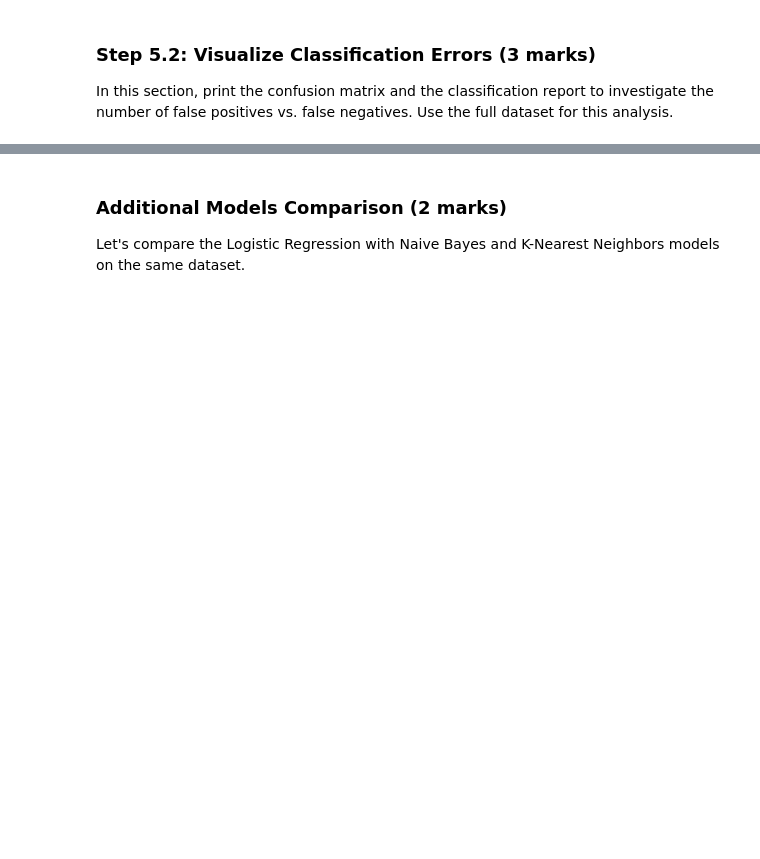
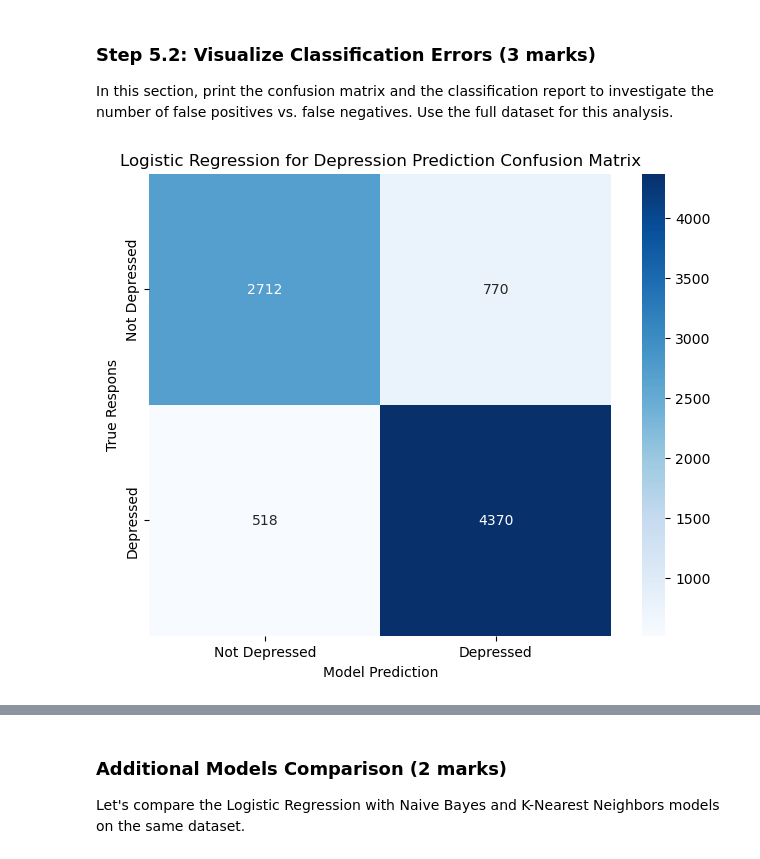
Before and after one commit to caydincleland/ENGG680_2025_Fall_group8Fork, a Jupyter notebook: assignment2/Assignment2_Upload.ipynb, the cells around one changed output, grey strips where cells are left out. Cells and saved outputs as stored; diff of their text form; code cells hidden in the pictures; blank space fills up the shorter version.

```diff
--- a/assignment2/Assignment2_Upload.ipynb
+++ b/assignment2/Assignment2_Upload.ipynb
@@ -907,6 +945,9 @@ Use random_state = 42
 from sklearn.model_selection import train_test_split
 
 # Create a smaller dataset with 3% of the data (0.5 marks)
+X_small, _, y_small, _ = train_test_split(X, y, train_size=0.03, random_state=42)
 
 
 # Display sizes of X_small and y_small (0.5 marks)
+print(f'Shape of X_small: {X_small.shape}')
+print(f'Shape of y_small: {y_small.shape}')
@@ -949,16 +993,35 @@ model = LogisticRegression(max_iter=2000)
 results = pd.DataFrame(columns=["Data size", "Training samples", "Testing samples",
                                "Training accuracy", "Testing accuracy", "Log loss"])
 
+list_data_tuples = [
+    (X, y, "Full Dataset"),
+    (X.iloc[:, :2], y, "First Two Columns of X"),
+    (X_small, y_small, "Small Dataset (3%)")
+]
+
 def evaluate_model(data_tuple):
 
     # your code here
+    X_data, y_data, data_size_desc = data_tuple
+    X_train, X_test, y_train, y_test = train_test_split(X_data, y_data, train_size=0.7, random_state=42)
+    model.fit(X_train, y_train)
+    y_train_pred = model.predict(X_train)
+    y_test_pred = model.predict(X_test)
+    y_test_proba = model.predict_proba(X_test)
+    train_accuracy = accuracy_score(y_train, y_train_pred)
+    test_accuracy = accuracy_score(y_test, y_test_pred)
+    test_log_loss = log_loss(y_test, y_test_proba)
+    results.loc[len(results)] = [data_size_desc, len(X_train), len(X_test),
+                                 train_accuracy, test_accuracy, test_log_loss]
 
-    return X_train, X_test, y_train, y_test
+
+    return X_train, X_test, y_train, y_test, y_test_pred
 
 # Test 1: Full dataset (X and y)
-
+test1 = evaluate_model(list_data_tuples[0])
 # Test 2: Only first two columns of X and y
-
+test2 = evaluate_model(list_data_tuples[1])
 # Test 3: Small dataset (X_small and y_small)
+test3 = evaluate_model(list_data_tuples[2])
 
 print(results)
@@ -970,27 +1043,30 @@ In this section, print the confusion matrix and the classification report to inv
 # Retrieve target vector and predicted values for testing set using full dataset
 # (1 marks)
 # Note: 70% training set, 30% testing set
+X_train, X_test, y_train, y_test, y_test_pred = test1
 # %%
 from sklearn.metrics import confusion_matrix
 # Calculate confusion matrix: confusion_matrix()
 # (1 marks)
 
-
+conf_mat = confusion_matrix(y_test, y_test_pred)
 
 # Print confusion matrix using a heatmap: sns.heatmap()
 plt.figure(figsize=(8, 6))
 sns.heatmap(conf_mat,
            xticklabels=['Not Depressed', 'Depressed'],
            yticklabels=['Not Depressed', 'Depressed'],
            square=True,
            annot=True,
            cbar=True,
            fmt='d',
            cmap='Blues')
-plt.xlabel(   )
-plt.ylabel(   )
-plt.title(   )
+plt.xlabel('Model Prediction')
+plt.ylabel(  'True Respons' )
+plt.title(  'Logistic Regression for Depression Prediction Confusion Matrix' )
 plt.show()
+# %% [output]
+[figure, added]
 # %%
 from sklearn.metrics import classification_report
 # Print classification report: classification_report()
```
Also changed, not shown: parts of 11 cells of this notebook, 1 other file.
